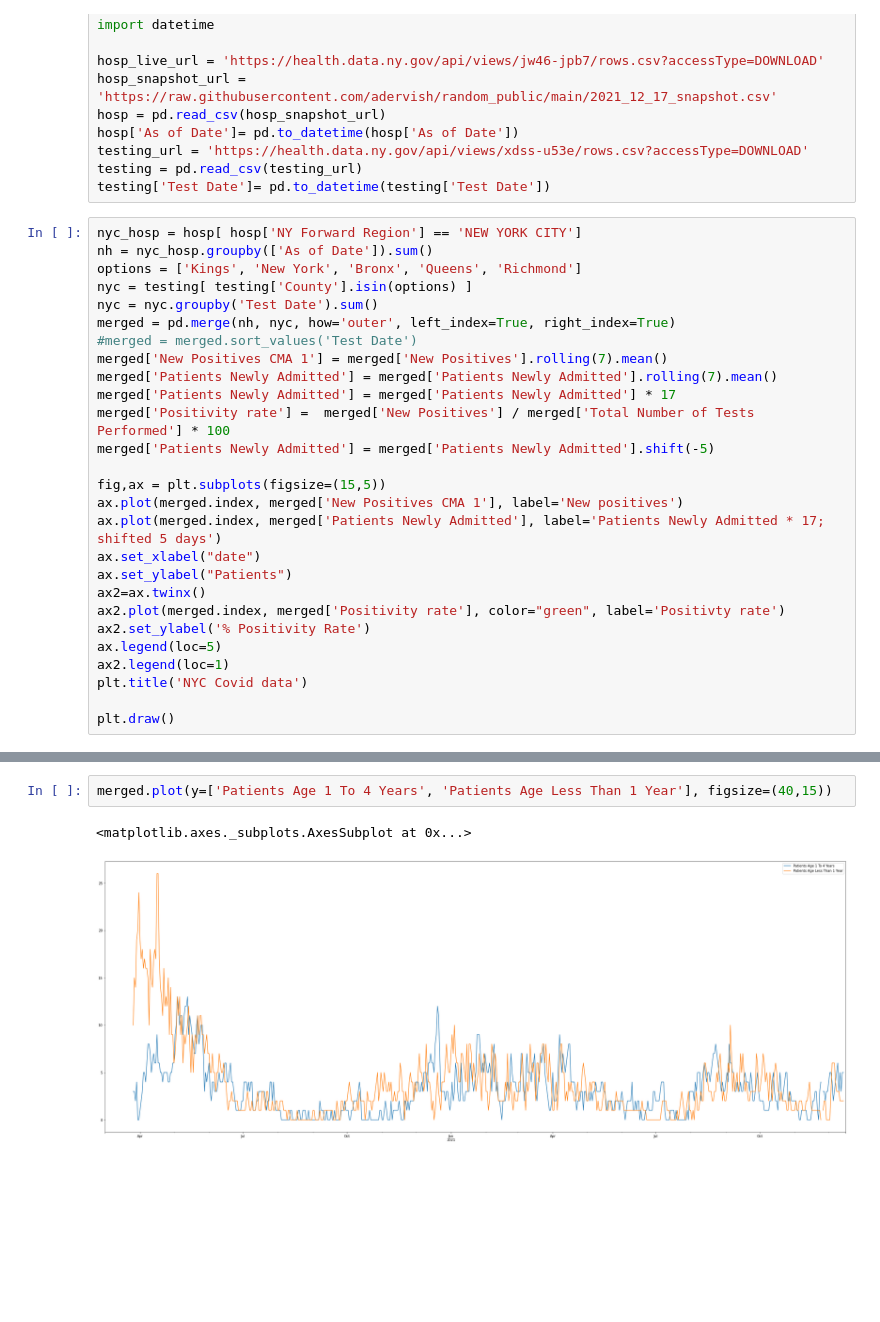
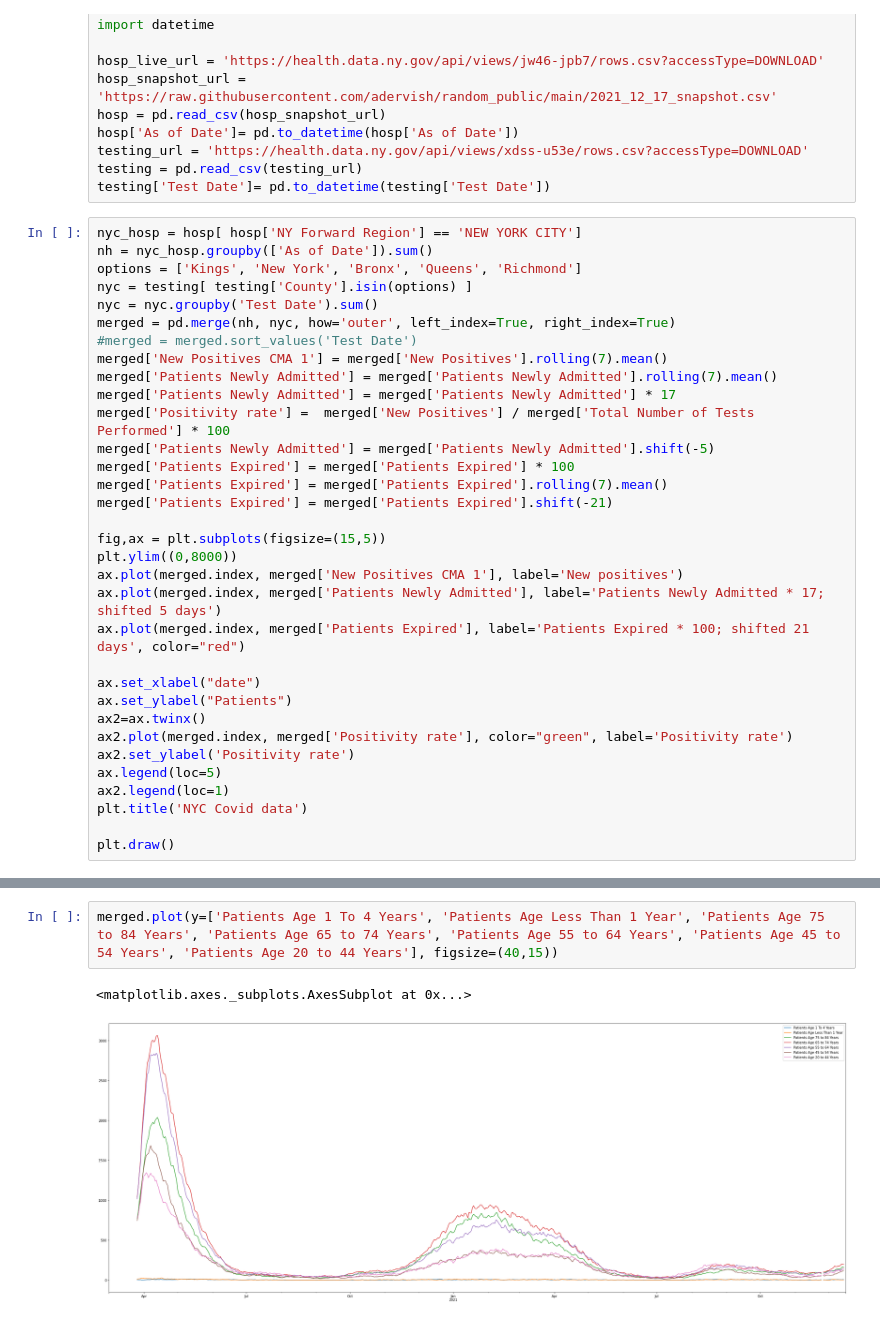
Before and after one commit to adervish/random_public, a Jupyter notebook: NYC covid data.ipynb, the cells around one changed output, grey strips where cells are left out. Saved outputs shown, nothing was run; the diff lists cells and outputs as text; blank space fills up the shorter version.

```diff
--- a/NYC covid data.ipynb
+++ b/NYC covid data.ipynb
@@ -29,15 +29,21 @@ merged['Patients Newly Admitted'] = merged['Patients Newly Admitted'].rolling(7)
 merged['Patients Newly Admitted'] = merged['Patients Newly Admitted'] * 17
 merged['Positivity rate'] =  merged['New Positives'] / merged['Total Number of Tests Performed'] * 100
 merged['Patients Newly Admitted'] = merged['Patients Newly Admitted'].shift(-5)
+merged['Patients Expired'] = merged['Patients Expired'] * 100
+merged['Patients Expired'] = merged['Patients Expired'].rolling(7).mean()
+merged['Patients Expired'] = merged['Patients Expired'].shift(-21)
 
 fig,ax = plt.subplots(figsize=(15,5))
+plt.ylim((0,8000))
 ax.plot(merged.index, merged['New Positives CMA 1'], label='New positives')
 ax.plot(merged.index, merged['Patients Newly Admitted'], label='Patients Newly Admitted * 17; shifted 5 days')
+ax.plot(merged.index, merged['Patients Expired'], label='Patients Expired * 100; shifted 21 days', color="red")
+
 ax.set_xlabel("date")
 ax.set_ylabel("Patients")
 ax2=ax.twinx()
-ax2.plot(merged.index, merged['Positivity rate'], color="green", label='Positivty rate')
-ax2.set_ylabel('% Positivity Rate')
+ax2.plot(merged.index, merged['Positivity rate'], color="green", label='Positivity rate')
+ax2.set_ylabel('Positivity rate')
 ax.legend(loc=5)
 ax2.legend(loc=1)
 plt.title('NYC Covid data')
@@ -48,5 +74,5 @@ plt.draw()
 # %%
-merged.plot(y=['Patients Age 1 To 4 Years', 'Patients Age Less Than 1 Year'], figsize=(40,15))
+merged.plot(y=['Patients Age 1 To 4 Years', 'Patients Age Less Than 1 Year', 'Patients Age 75 to 84 Years', 'Patients Age 65 to 74 Years', 'Patients Age 55 to 64 Years', 'Patients Age 45 to 54 Years', 'Patients Age 20 to 44 Years'], figsize=(40,15))
 # %% [output]
 <matplotlib.axes._subplots.AxesSubplot at 0x...>
-[figure, old version]
+[figure, new version]
```
Also changed, not shown: parts of 2 cells of this notebook.
